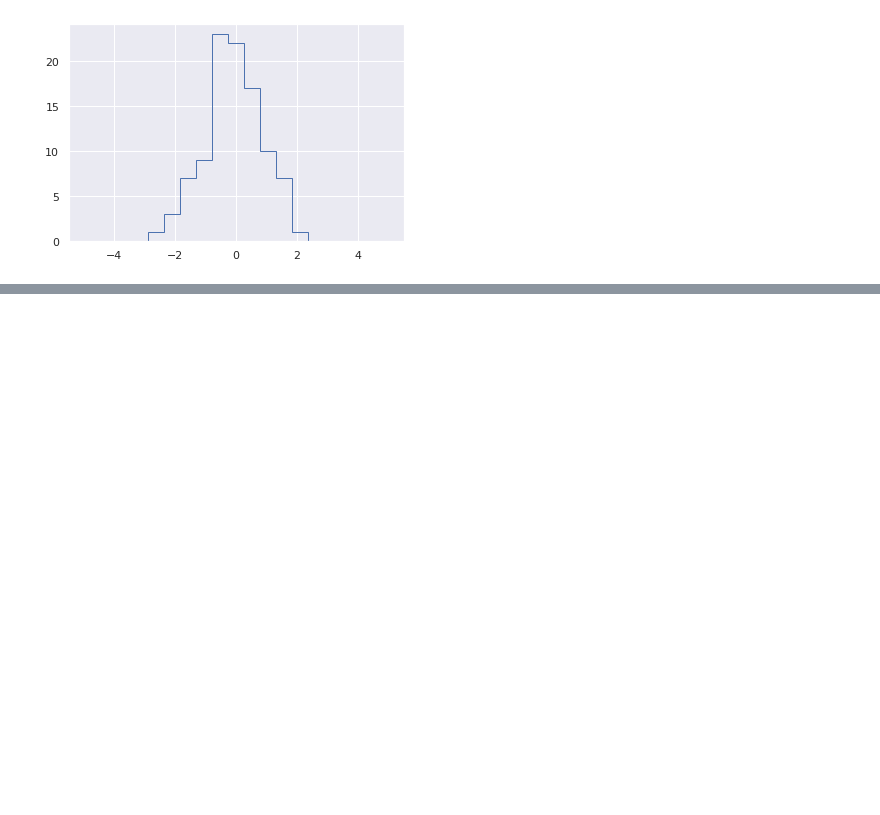
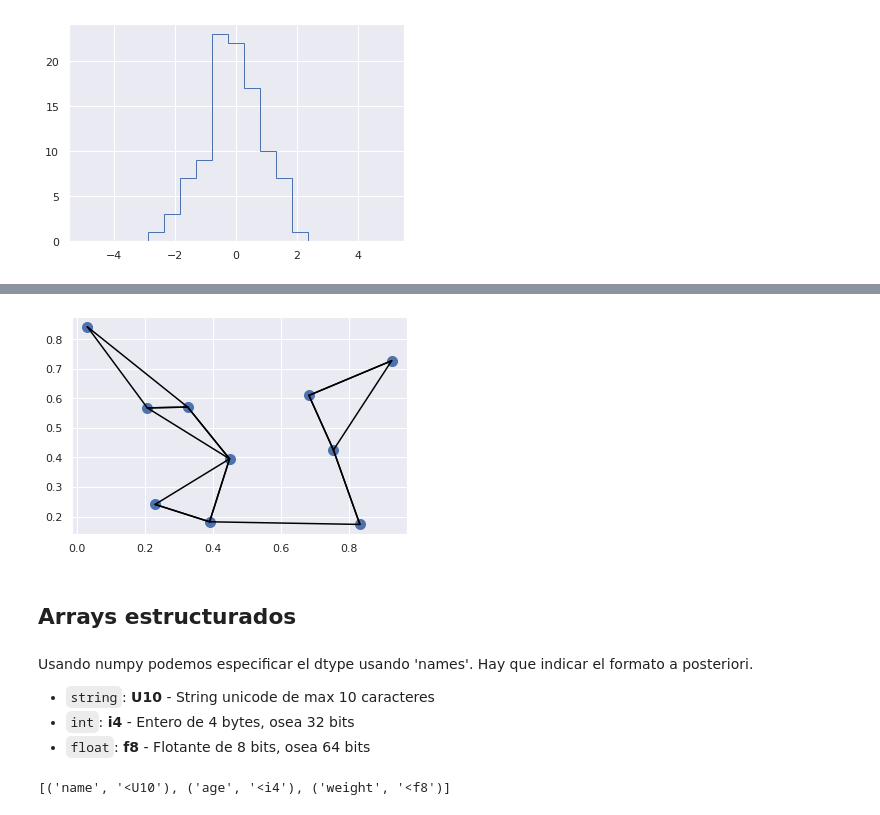
Before and after one commit to RoberHerraiz/eoi, a Jupyter notebook: 09-data-science/02-NumPy.ipynb, the cells around one changed output, grey strips where cells are left out. Saved outputs shown, nothing was run; the diff lists cells and outputs as text; code cells hidden in the pictures; blank space fills up the shorter version.

Commit message:
finished theory of Numpy

```diff
--- a/09-data-science/02-NumPy.ipynb
+++ b/09-data-science/02-NumPy.ipynb
@@ -1105,0 +1285,4 @@ plt.hist(x, bins, histtype='step')
+# %%
+# for each pair of points, compute differences in their coordinates
+differences = X[:, np.newaxis, :] - X[np.newaxis, :, :]
+differences.shape
@@ -1105,0 +1291,4 @@ plt.hist(x, bins, histtype='step')
+# %%
+# square the coordinate differences
+sq_differences = differences ** 2
+sq_differences.shape
@@ -1105,0 +1297,4 @@ plt.hist(x, bins, histtype='step')
+# %%
+# sum the coordinate differences to get the squared distance
+dist_sq = sq_differences.sum(axis=2)
+dist_sq
@@ -1105,0 +1349,4 @@ plt.hist(x, bins, histtype='step')
+# %%
+K = 2
+nearest_partition = np.argpartition(dist_sq, K + 1, axis=1)
+nearest_partition
@@ -1105,0 +1364,15 @@ plt.hist(x, bins, histtype='step')
+# %%
+plt.scatter(X[:, 0], X[:, 1], s=100)
+
+# draw lines from each point to its two nearest neighbors
+K = 2
+
+for i in range(X.shape[0]): #filas
+    for j in nearest_partition[i, :K+1]: # los tres primeros elementos
+        # plot a line from X[i] to X[j]
+        # use some zip magic to make it happen:
+        plt.plot(*zip(X[j], X[i]), color='black')
+# %% [output]
+[figure, added]
+# %% [markdown]
+## Arrays estructurados
@@ -1105,0 +1385,13 @@ plt.hist(x, bins, histtype='step')
+# %% [markdown]
+Usando numpy podemos especificar el dtype usando 'names'. Hay que indicar el formato a posteriori.
+
+- `string`: **U10** - String unicode de max 10 caracteres
+- `int`: **i4** - Entero de 4 bytes, osea 32 bits
+- `float`: **f8** - Flotante de 8 bits, osea 64 bits
+# %%
+# Use a compound data type for structured arrays
+data = np.zeros(4, dtype={'names':('name', 'age', 'weight'),
+                          'formats':('U10', 'i4', 'f8')})
+print(data.dtype)
+# %% [output]
+[('name', '<U10'), ('age', '<i4'), ('weight', '<f8')]
```
Also changed, not shown: parts of 69 cells of this notebook.
